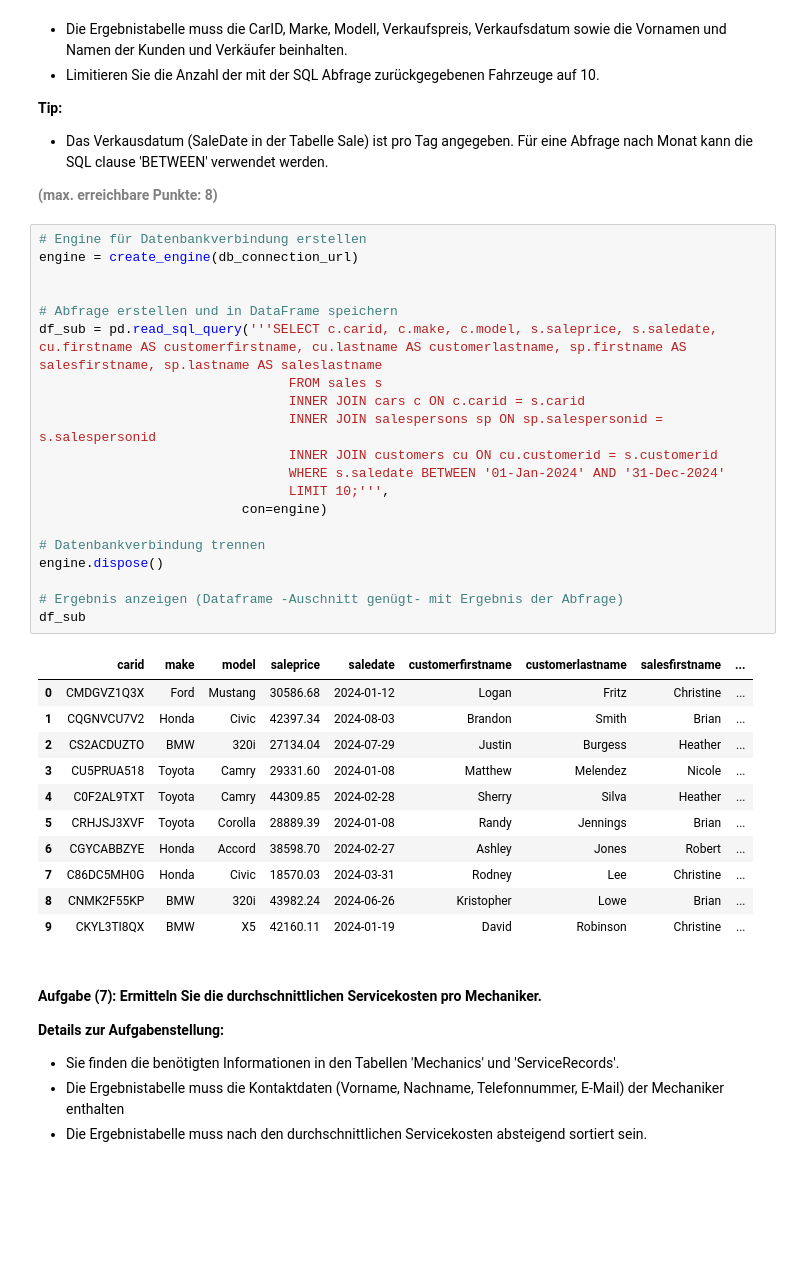
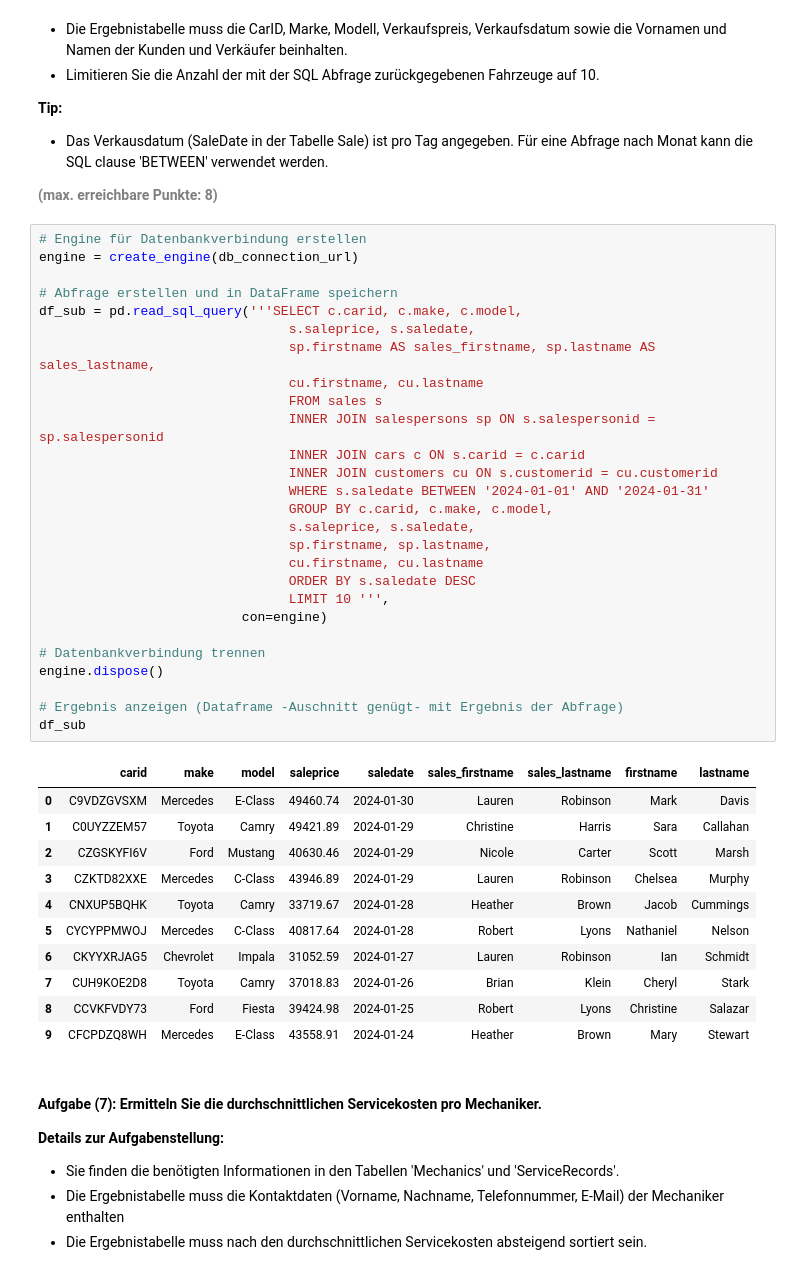
Before and after one commit to zempcol1/python_postgresql_pgadmin, a Jupyter notebook: HS24 EXAM/AP01_Mgmt_Nutzung_Relationale_Daten.ipynb, the cells around one changed output. Drawn from its saved outputs; the diff is of its cells as text; blank space fills up the shorter version.

```diff
--- a/HS24 EXAM/AP01_Mgmt_Nutzung_Relationale_Daten.ipynb
+++ b/HS24 EXAM/AP01_Mgmt_Nutzung_Relationale_Daten.ipynb
@@ -374,35 +368,42 @@ df_sub
 # %%
 # Engine für Datenbankverbindung erstellen
 engine = create_engine(db_connection_url)
 
-
 # Abfrage erstellen und in DataFrame speichern
-df_sub = pd.read_sql_query('''SELECT c.carid, c.make, c.model, s.saleprice, s.saledate, cu.firstname AS customerfirstname, cu.lastname AS customerlastname, sp.firstname AS salesfirstname, sp.lastname AS saleslastname
+df_sub = pd.read_sql_query('''SELECT c.carid, c.make, c.model,
+                                s.saleprice, s.saledate,
+                                sp.firstname AS sales_firstname, sp.lastname AS sales_lastname,
+                                cu.firstname, cu.lastname
                                 FROM sales s
-                                INNER JOIN cars c ON c.carid = s.carid
-                                INNER JOIN salespersons sp ON sp.salespersonid = s.salespersonid
-                                INNER JOIN customers cu ON cu.customerid = s.customerid
-                                WHERE s.saledate BETWEEN '01-Jan-2024' AND '31-Dec-2024'
-                                LIMIT 10;''',
+                                INNER JOIN salespersons sp ON s.salespersonid = sp.salespersonid
+                                INNER JOIN cars c ON s.carid = c.carid
+                                INNER JOIN customers cu ON s.customerid = cu.customerid
+                                WHERE s.saledate BETWEEN '2024-01-01' AND '2024-01-31'
+                                GROUP BY c.carid, c.make, c.model,
+                                s.saleprice, s.saledate,
+                                sp.firstname, sp.lastname,
+                                cu.firstname, cu.lastname
+                                ORDER BY s.saledate DESC
+                                LIMIT 10 ''',
                           con=engine)
 
 # Datenbankverbindung trennen
 engine.dispose()
 
 # Ergebnis anzeigen (Dataframe -Auschnitt genügt- mit Ergebnis der Abfrage)
 df_sub
 # %% [output]
-|  | carid | make | model | saleprice | saledate | customerfirstname | customerlastname | salesfirstname | ... |
-| 0 | CMDGVZ1Q3X | Ford | Mustang | 30586.68 | 2024-01-12 | Logan | Fritz | Christine | ... |
-| 1 | CQGNVCU7V2 | Honda | Civic | 42397.34 | 2024-08-03 | Brandon | Smith | Brian | ... |
-| 2 | CS2ACDUZTO | BMW | 320i | 27134.04 | 2024-07-29 | Justin | Burgess | Heather | ... |
-| 3 | CU5PRUA518 | Toyota | Camry | 29331.60 | 2024-01-08 | Matthew | Melendez | Nicole | ... |
-| 4 | C0F2AL9TXT | Toyota | Camry | 44309.85 | 2024-02-28 | Sherry | Silva | Heather | ... |
-| 5 | CRHJSJ3XVF | Toyota | Corolla | 28889.39 | 2024-01-08 | Randy | Jennings | Brian | ... |
-| 6 | CGYCABBZYE | Honda | Accord | 38598.70 | 2024-02-27 | Ashley | Jones | Robert | ... |
-| 7 | C86DC5MH0G | Honda | Civic | 18570.03 | 2024-03-31 | Rodney | Lee | Christine | ... |
-| 8 | CNMK2F55KP | BMW | 320i | 43982.24 | 2024-06-26 | Kristopher | Lowe | Brian | ... |
-| 9 | CKYL3TI8QX | BMW | X5 | 42160.11 | 2024-01-19 | David | Robinson | Christine | ... |
+|  | carid | make | model | saleprice | saledate | sales_firstname | sales_lastname | firstname | lastname |
+| 0 | C9VDZGVSXM | Mercedes | E-Class | 49460.74 | 2024-01-30 | Lauren | Robinson | Mark | Davis |
+| 1 | C0UYZZEM57 | Toyota | Camry | 49421.89 | 2024-01-29 | Christine | Harris | Sara | Callahan |
+| 2 | CZGSKYFI6V | Ford | Mustang | 40630.46 | 2024-01-29 | Nicole | Carter | Scott | Marsh |
+| 3 | CZKTD82XXE | Mercedes | C-Class | 43946.89 | 2024-01-29 | Lauren | Robinson | Chelsea | Murphy |
+| 4 | CNXUP5BQHK | Toyota | Camry | 33719.67 | 2024-01-28 | Heather | Brown | Jacob | Cummings |
+| 5 | CYCYPPMWOJ | Mercedes | C-Class | 40817.64 | 2024-01-28 | Robert | Lyons | Nathaniel | Nelson |
+| 6 | CKYYXRJAG5 | Chevrolet | Impala | 31052.59 | 2024-01-27 | Lauren | Robinson | Ian | Schmidt |
+| 7 | CUH9KOE2D8 | Toyota | Camry | 37018.83 | 2024-01-26 | Brian | Klein | Cheryl | Stark |
+| 8 | CCVKFVDY73 | Ford | Fiesta | 39424.98 | 2024-01-25 | Robert | Lyons | Christine | Salazar |
+| 9 | CFCPDZQ8WH | Mercedes | E-Class | 43558.91 | 2024-01-24 | Heather | Brown | Mary | Stewart |
 # %% [markdown]
 #### <b>Aufgabe (7): Ermitteln Sie die durchschnittlichen Servicekosten pro Mechaniker.</b>
 <b>Details zur Aufgabenstellung:</b>
```
Also changed, not shown: parts of 11 cells of this notebook, 1 other file.
